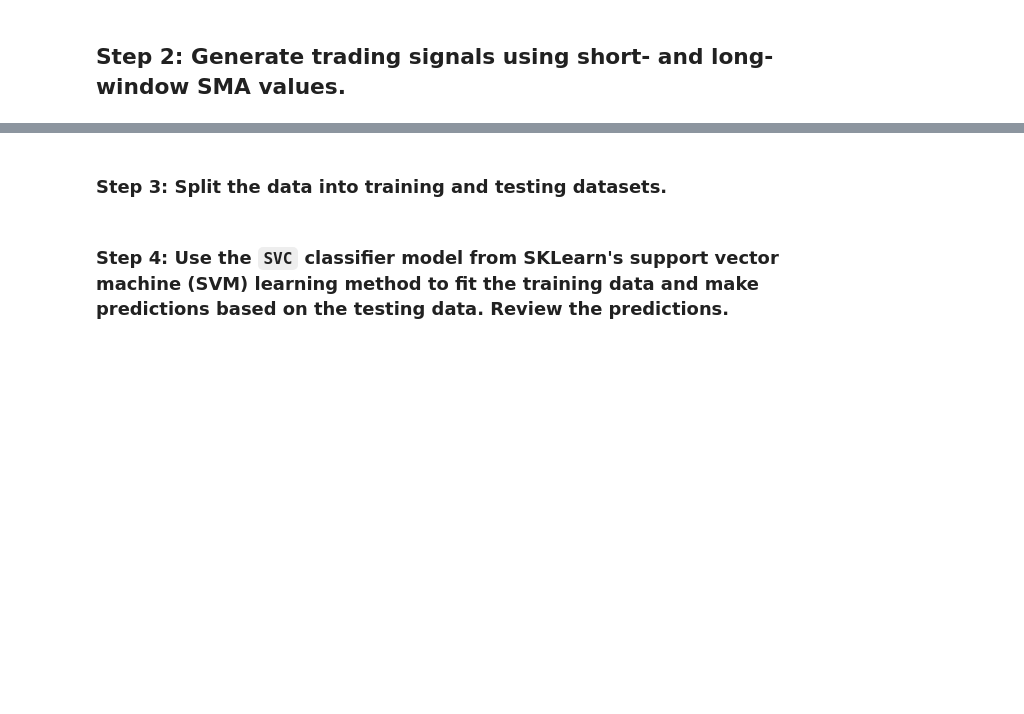
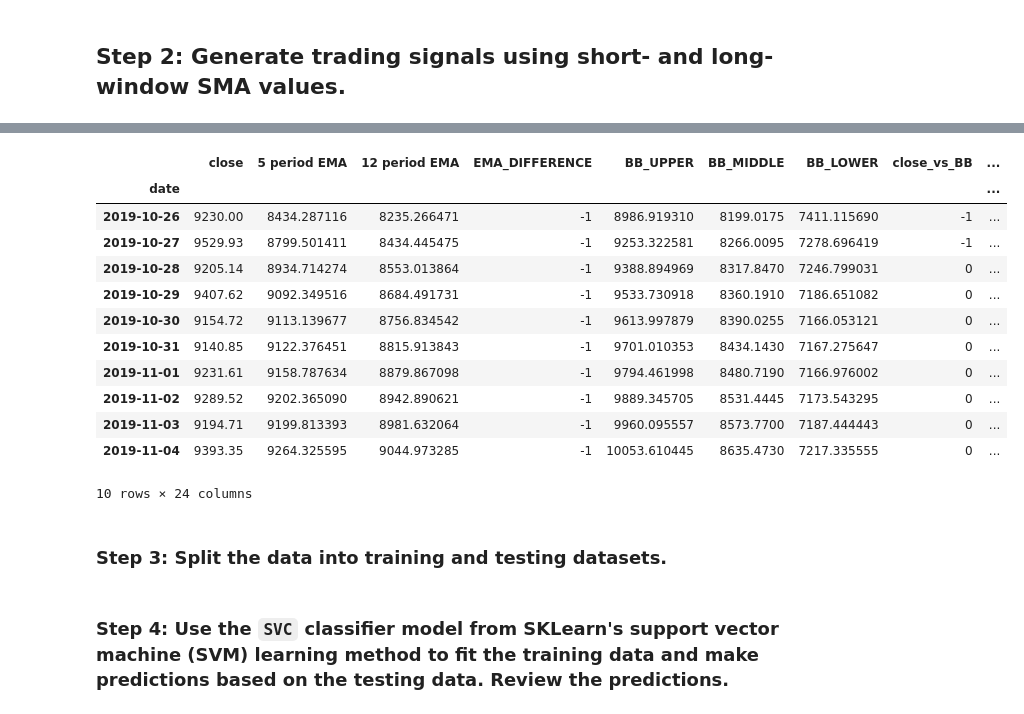
Before and after one commit to Arkiea/Project-2, a Jupyter notebook: src/machine_learning_trading_bot.ipynb, the cells around one changed output, grey strips where cells are left out. Saved outputs shown, nothing was run; the diff lists cells and outputs as text; code cells hidden in the pictures; blank space fills up the shorter version.

```diff
--- a/src/machine_learning_trading_bot.ipynb
+++ b/src/machine_learning_trading_bot.ipynb
@@ -133,11 +158,17 @@ short_window = 4
 long_window = 100
 
 # Generate the fast and slow simple moving averages (4 and 100 days, respectively)
-signals_df['SMA_Fast'] = signals_df['close'].rolling(window=short_window).mean()
-signals_df['SMA_Slow'] = signals_df['close'].rolling(window=long_window).mean()
+sma_df = pd.DataFrame(
+    [
+        ohlcv_df['close'].pct_change(),
+        TA.SMA(ohlcv_df, short_window),
+        TA.SMA(ohlcv_df, long_window),
+    ]
+).T
 
-signals_df = signals_df.dropna()
+sma_df.columns = ['Actual Returns'] + list(sma_df.columns[1:])
+# signals_df = signals_df.dropna()
 
 # Review the DataFrame
-display(signals_df.head())
-display(signals_df.tail())
+display(sma_df.head())
+display(sma_df.tail())
@@ -146,3 +190,59 @@ display(signals_df.tail())
+# %%
+# Add more technical indicators
+bbands_df = TA.BBANDS(ohlcv_df)
+# signals_df['close_vs_BB'] = 0.0
+# signals_df.loc[(bbands['BB_UPPER'] < ohlcv_df['close']), 'close_vs_BB'] = -1
+# signals_df.loc[(bbands['BB_LOWER'] > ohlcv_df['close']), 'close_vs_BB'] = 1
+bbands_df['close_vs_BB'] = np.select(
+    [
+        bbands_df['BB_UPPER'] < ohlcv_df['close'],
+        bbands_df['BB_LOWER'] > ohlcv_df['close'],
+    ],
+    [-1, 1],
+    default=0
+)
+ema_df = pd.DataFrame(
+    [
+        TA.EMA(ohlcv_df, 5),
+        TA.EMA(ohlcv_df, 12),
+    ]
+).T
+ema_df['EMA_DIFFERENCE'] = np.where(ema_df.iloc[:,1] > ema_df.iloc[:,0], 1 , -1)
+
+signals_df = pd.concat(
+    [
+        ohlcv_df['close'],
+        ema_df,
+        bbands_df,
+        sma_df,
+        TA.RSI(ohlcv_df, 14),
+        TA.DMI(ohlcv_df),
+        TA.VWAP(ohlcv_df),
+        TA.PIVOT_FIB(ohlcv_df),
+    ],
+    axis='columns',
+)
+# signals_df.index = ohlcv_df.index
+x = 800
+y = 10
+signals_df.iloc[x:x+y,:]
+# signals_df.tail()
+# signals_df.shape
+# close_vs_BB.shape
+# %% [output]
+|  | close | 5 period EMA | 12 period EMA | EMA_DIFFERENCE | BB_UPPER | BB_MIDDLE | BB_LOWER | close_vs_BB | ... |
+| date |  |  |  |  |  |  |  |  | ... |
+| 2019-10-26 | 9230.00 | 8434.287116 | 8235.266471 | -1 | 8986.919310 | 8199.0175 | 7411.115690 | -1 | ... |
+| 2019-10-27 | 9529.93 | 8799.501411 | 8434.445475 | -1 | 9253.322581 | 8266.0095 | 7278.696419 | -1 | ... |
+| 2019-10-28 | 9205.14 | 8934.714274 | 8553.013864 | -1 | 9388.894969 | 8317.8470 | 7246.799031 | 0 | ... |
+| 2019-10-29 | 9407.62 | 9092.349516 | 8684.491731 | -1 | 9533.730918 | 8360.1910 | 7186.651082 | 0 | ... |
+| 2019-10-30 | 9154.72 | 9113.139677 | 8756.834542 | -1 | 9613.997879 | 8390.0255 | 7166.053121 | 0 | ... |
+| 2019-10-31 | 9140.85 | 9122.376451 | 8815.913843 | -1 | 9701.010353 | 8434.1430 | 7167.275647 | 0 | ... |
+| 2019-11-01 | 9231.61 | 9158.787634 | 8879.867098 | -1 | 9794.461998 | 8480.7190 | 7166.976002 | 0 | ... |
+| 2019-11-02 | 9289.52 | 9202.365090 | 8942.890621 | -1 | 9889.345705 | 8531.4445 | 7173.543295 | 0 | ... |
+| 2019-11-03 | 9194.71 | 9199.813393 | 8981.632064 | -1 | 9960.095557 | 8573.7700 | 7187.444443 | 0 | ... |
+| 2019-11-04 | 9393.35 | 9264.325595 | 9044.973285 | -1 | 10053.610445 | 8635.4730 | 7217.335555 | 0 | ... |
+10 rows × 24 columns
 # %%
 # Initialize the new Signal column
 signals_df['Signal'] = 0.0
```
Also changed, not shown: parts of 4 cells of this notebook.
